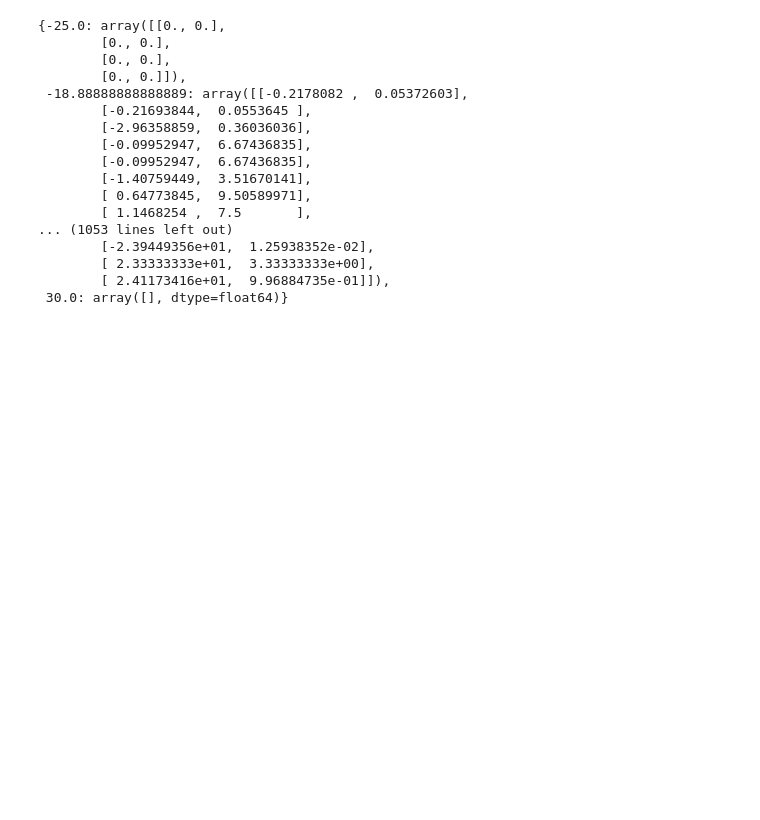
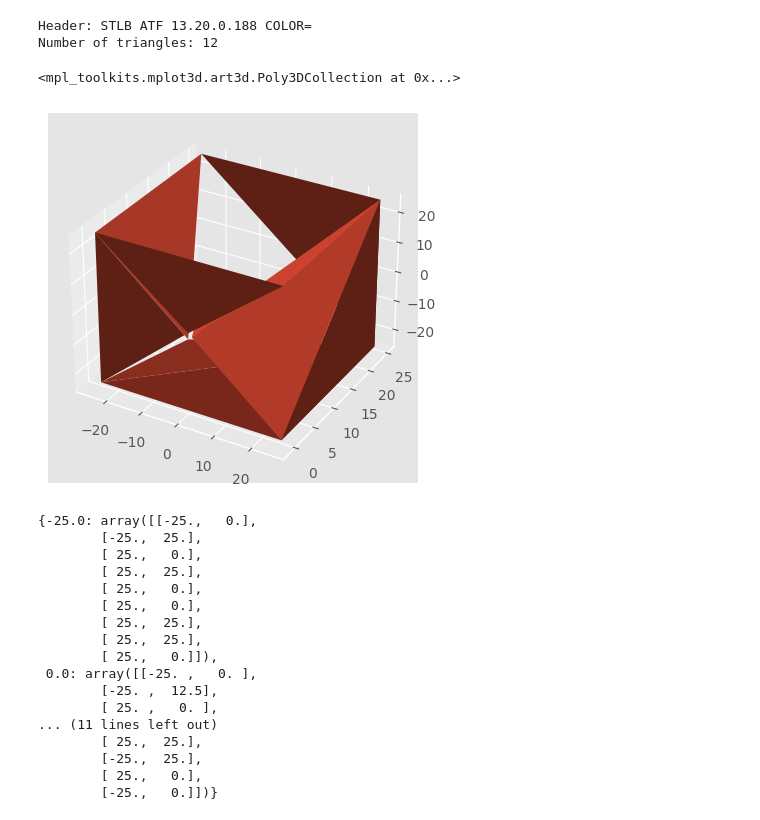
Before and after one commit to shohei/emt3102-slicer, a Jupyter notebook: Slicer.ipynb, the cells around one changed output. Cells and saved outputs as stored; diff of their text form; code cells hidden in the pictures; blank space fills up the shorter version.

```diff
--- a/Slicer.ipynb
+++ b/Slicer.ipynb
@@ -102,5 +66,47 @@ Triangle # 1
+# %%
+# 例：STLファイルを読み込んで表示
+# stl_file = "your_file.stl"
+stl_file = "box.stl"
+triangles = read_binary_stl(stl_file)
+
+zs = np.array([])
+if triangles:
+    for t in triangles:
+        # print ("Triangle #", triangles.index(t))
+        # print("  Normal:", t[0])
+        # print("  Vertex 1:", t[1])
+        # print("  Vertex 2:", t[2])
+        # print("  Vertex 3:", t[3])
+        # pdb.set_trace()
+        # xs = np.append(xs,t[0][0])
+        # xs = np.append(xs,t[0][1])
+        # xs = np.append(xs,t[0][2])
+        # ys = np.append(ys,t[1][0])
+        # ys = np.append(ys,t[1][1])
+        # ys = np.append(ys,t[1][2])
+        zs = np.append(zs,t[2][0])
+        zs = np.append(zs,t[2][1])
+        zs = np.append(zs,t[2][2])
+# %% [output]
+Header: STLB ATF 13.20.0.188 COLOR=
+Number of triangles: 12
+# %%
+# Convert the list of triangles into a "flat" list of points
+tri_points = list(chain.from_iterable(triangles))
+# Get the X, Y and Z coordinates of each point
+x, y, z = zip(*tri_points)
+# Make list of triangle indices ([(0, 1, 2), (3, 4, 5), ...])
+tri_idx = [(3 * i, 3 * i + 1, 3 * i + 2) for i in range(len(triangles))]
+# Make 3D axes
+# ax = plt.figure().add_subplot(projection='3d')
+ax = plt.axes(projection='3d')
+# Plot triangles
+ax.plot_trisurf(x, y, z, triangles=tri_idx)
+# %% [output]
+<mpl_toolkits.mplot3d.art3d.Poly3DCollection at 0x...>
+[figure, added]
 # %%
-z_points = np.linspace(zs.min(),zs.max(),10)
+z_points = np.linspace(zs.min(),zs.max(),3)
 xy_dict = {}
 for zp in z_points:
     points = np.array([])
@@ -220,20 +226,20 @@ for zp in z_points:
 
 xy_dict
 # %% [output]
-{-25.0: array([[0., 0.],
-        [0., 0.],
-        [0., 0.],
-        [0., 0.]]),
- -18.88888888888889: array([[-0.2178082 ,  0.05372603],
-        [-0.21693844,  0.0553645 ],
-        [-2.96358859,  0.36036036],
-        [-0.09952947,  6.67436835],
-        [-0.09952947,  6.67436835],
-        [-1.40759449,  3.51670141],
-        [ 0.64773845,  9.50589971],
-        [ 1.1468254 ,  7.5       ],
-... (1053 lines left out)
-        [-2.39449356e+01,  1.25938352e-02],
-        [ 2.33333333e+01,  3.33333333e+00],
-        [ 2.41173416e+01,  9.96884735e-01]]),
- 30.0: array([], dtype=float64)}
+{-25.0: array([[-25.,   0.],
+        [-25.,  25.],
+        [ 25.,   0.],
+        [ 25.,  25.],
+        [ 25.,   0.],
+        [ 25.,   0.],
+        [ 25.,  25.],
+        [ 25.,  25.],
+        [ 25.,   0.]]),
+ 0.0: array([[-25. ,   0. ],
+        [-25. ,  12.5],
+        [ 25. ,   0. ],
+... (11 lines left out)
+        [ 25.,  25.],
+        [-25.,  25.],
+        [ 25.,   0.],
+        [-25.,   0.]])}
```
Also changed, not shown: parts of 6 cells of this notebook, 1 other file.
